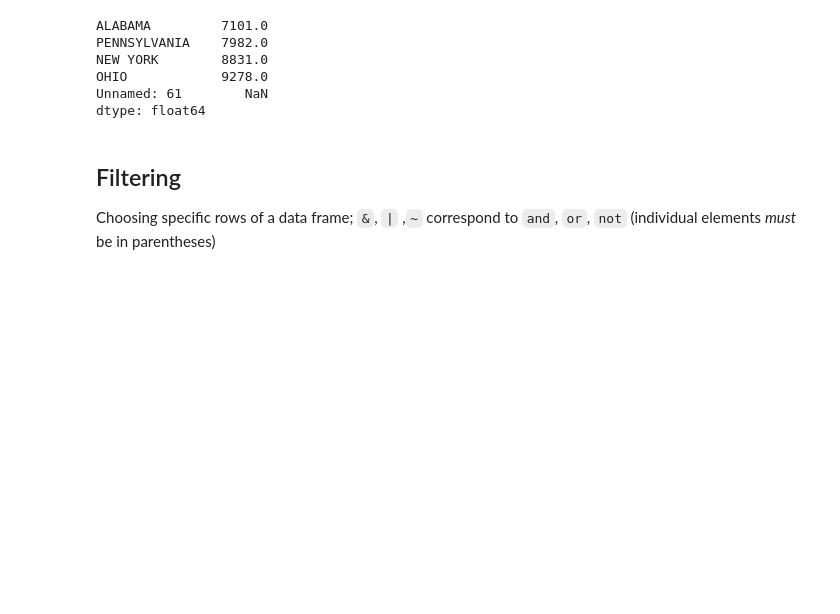
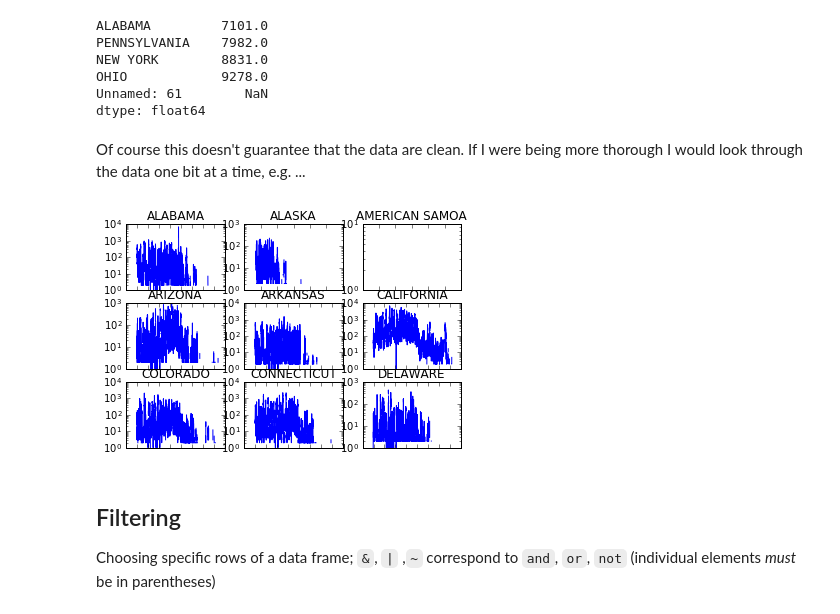
Before and after one commit to bbolker/math1mp, a Jupyter notebook: notes/pandas_intro.ipynb, the cells around one changed output. Cells and saved outputs as stored; diff of their text form; code cells hidden in the pictures; blank space fills up the shorter version.

```diff
--- a/notes/pandas_intro.ipynb
+++ b/notes/pandas_intro.ipynb
@@ -256,6 +256,17 @@ NEW YORK        8831.0
 OHIO            9278.0
 Unnamed: 61        NaN
 dtype: float64
+# %% [markdown]
+Of course this doesn't guarantee that the data are clean. If I were being more thorough I would look through the data one bit at a time, e.g. ...
+# %%
+fig = plt.figure()
+for i in range(9):
+    ax = fig.add_subplot(3,3,i+1)  ## set plot location
+    ax.set_title(p.columns[2+i])   ## label with state name
+    ax.set_xticklabels([])         ## get rid of x-axis ticks
+    ax.semilogy(1+p.iloc[:,2+i]);  ## plot the corresponding column
+# %% [output]
+[figure, added]
 # %% [markdown]
 ## Filtering
 
```
Also changed, not shown: parts of 4 cells of this notebook.
